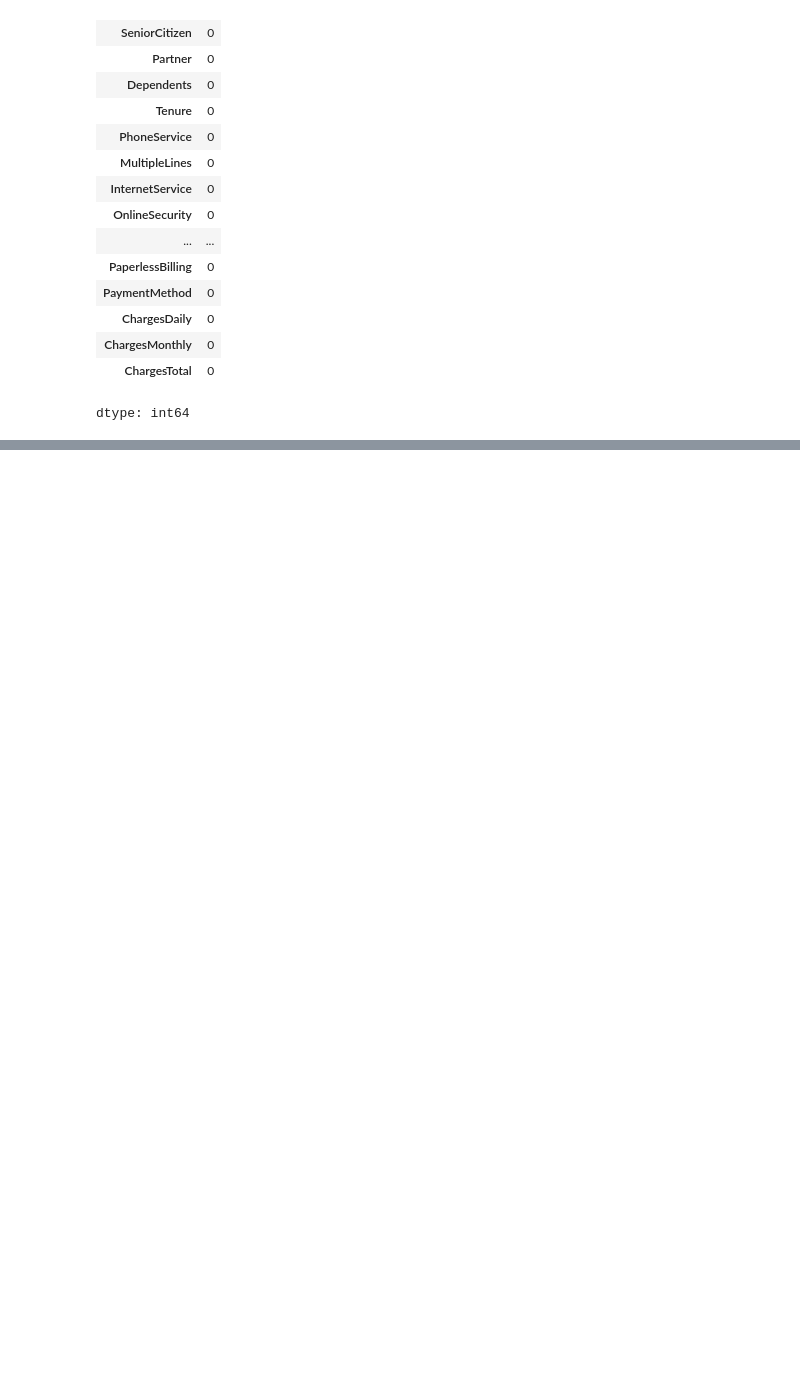
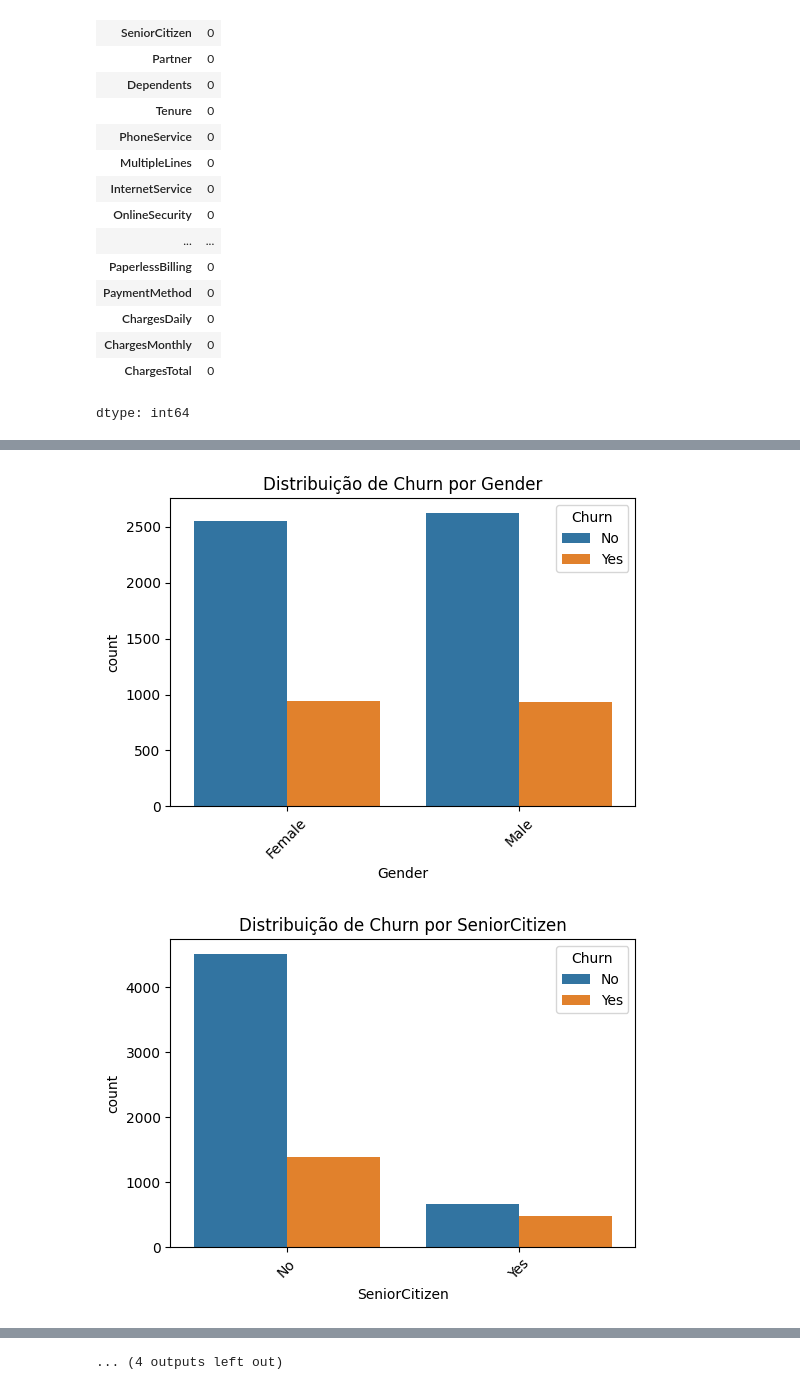
Before and after one commit to michellyaanjos/telecom-x-2, a Jupyter notebook: telecom_x2.ipynb, the cells around one changed output, grey strips where cells are left out. Saved outputs shown, nothing was run; the diff lists cells and outputs as text; code cells hidden in the pictures; blank space fills up the shorter version.

Commit message:
feat(eda): add exploratory data analysis

```diff
--- a/telecom_x2.ipynb
+++ b/telecom_x2.ipynb
@@ -104,0 +126,2 @@ dtype: int64
+# %%
+df = df.drop(columns=["ChargesDaily", "ChargesTotal"])
@@ -104,0 +132,3 @@ dtype: int64
+# %%
+categorical_cols = df.select_dtypes(include=["object"]).columns
+categorical_cols = categorical_cols.drop("Churn")
@@ -104,0 +137,5 @@ dtype: int64
+# %%
+for col in categorical_cols:
+    print(f"\n📌 Análise da variável: {col}")
+    #Ele cria uma tabela de porcentagem de churn dentro de cada categoria de uma variável.
+    display(pd.crosstab(df[col], df["Churn"], normalize="index") * 100)
@@ -104,0 +174,10 @@ dtype: int64
+# %%
+for col in categorical_cols:
+    plt.figure(figsize=(6,4))
+    sns.countplot(data=df, x=col, hue="Churn")
+    plt.title(f"Distribuição de Churn por {col}")
+    plt.xticks(rotation=45)
+    plt.show()
+# %% [output]
+[figure, added]
+[figure, added]
@@ -104,0 +194 @@ dtype: int64
+... (4 outputs left out)
```
Also changed, not shown: parts of 9 cells of this notebook.
